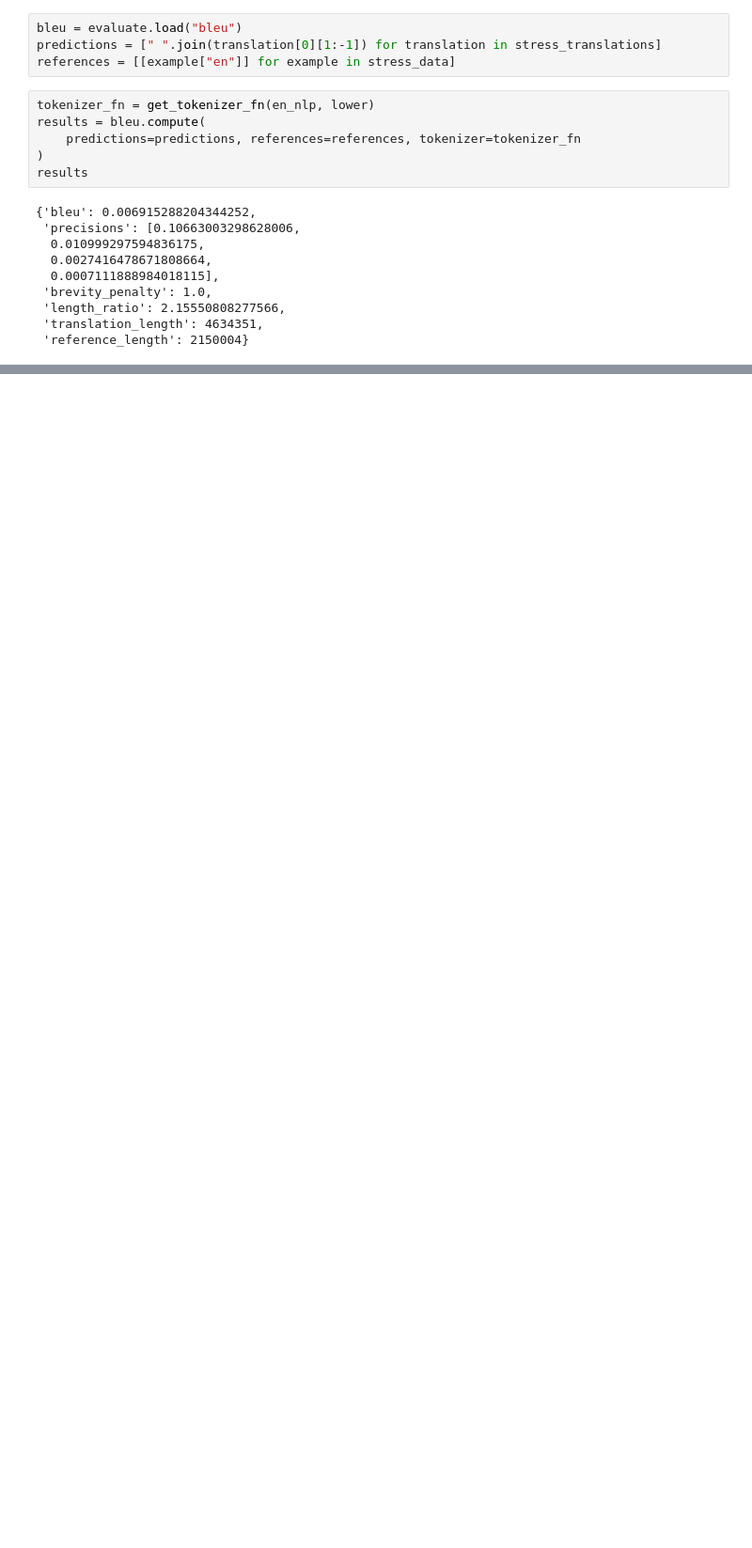
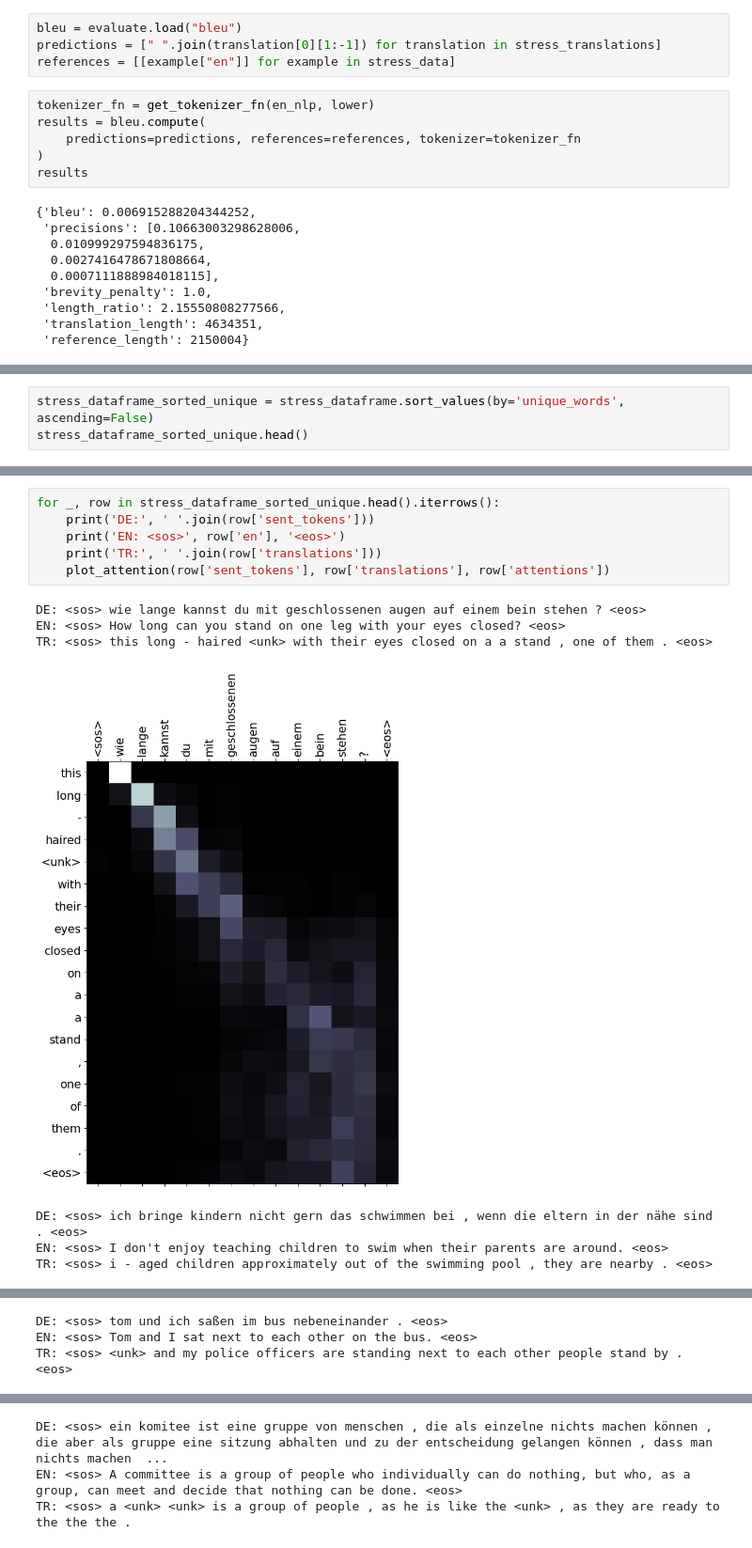
Before and after one commit to PikaSannnnn/TransformerTranslationsLitSurvey, a Jupyter notebook: pytorch-seq2seq/3 - Neural Machine Translation by Jointly Learning to Align and Translate.ipynb, the cells around one changed output, grey strips where cells are left out. Shown at 94% size. Cells and saved outputs as stored; diff of their text form; blank space fills up the shorter version.

```diff
--- a/pytorch-seq2seq/3 - Neural Machine Translation by Jointly Learning to Align and Translate.ipynb
+++ b/pytorch-seq2seq/3 - Neural Machine Translation by Jointly Learning to Align and Translate.ipynb
@@ -919,0 +1051,3 @@ for result in stress_translations[:5]:
+# %%
+stress_dataframe_sorted_unique = stress_dataframe.sort_values(by='unique_words', ascending=False)
+stress_dataframe_sorted_unique.head()
@@ -919,0 +1061,14 @@ for result in stress_translations[:5]:
+# %%
+for _, row in stress_dataframe_sorted_unique.head().iterrows():
+    print('DE:', ' '.join(row['sent_tokens']))
+    print('EN: <sos>', row['en'], '<eos>')
+    print('TR:', ' '.join(row['translations']))
+    plot_attention(row['sent_tokens'], row['translations'], row['attentions'])
+# %% [output]
+DE: <sos> wie lange kannst du mit geschlossenen augen auf einem bein stehen ? <eos>
+EN: <sos> How long can you stand on one leg with your eyes closed? <eos>
+TR: <sos> this long - haired <unk> with their eyes closed on a a stand , one of them . <eos>
+[figure, added]
+DE: <sos> ich bringe kindern nicht gern das schwimmen bei , wenn die eltern in der nähe sind . <eos>
+EN: <sos> I don't enjoy teaching children to swim when their parents are around. <eos>
+TR: <sos> i - aged children approximately out of the swimming pool , they are nearby . <eos>
@@ -919,0 +1076,3 @@ for result in stress_translations[:5]:
+DE: <sos> tom und ich saßen im bus nebeneinander . <eos>
+EN: <sos> Tom and I sat next to each other on the bus. <eos>
+TR: <sos> <unk> and my police officers are standing next to each other people stand by . <eos>
@@ -919,0 +1080,3 @@ for result in stress_translations[:5]:
+DE: <sos> ein komitee ist eine gruppe von menschen , die als einzelne nichts machen können , die aber als gruppe eine sitzung abhalten und zu der entscheidung gelangen können , dass man nichts machen  ...
+EN: <sos> A committee is a group of people who individually can do nothing, but who, as a group, can meet and decide that nothing can be done. <eos>
+TR: <sos> a <unk> <unk> is a group of people , as he is like the <unk> , as they are ready to the the the .
```
Also changed, not shown: parts of 24 cells of this notebook.
